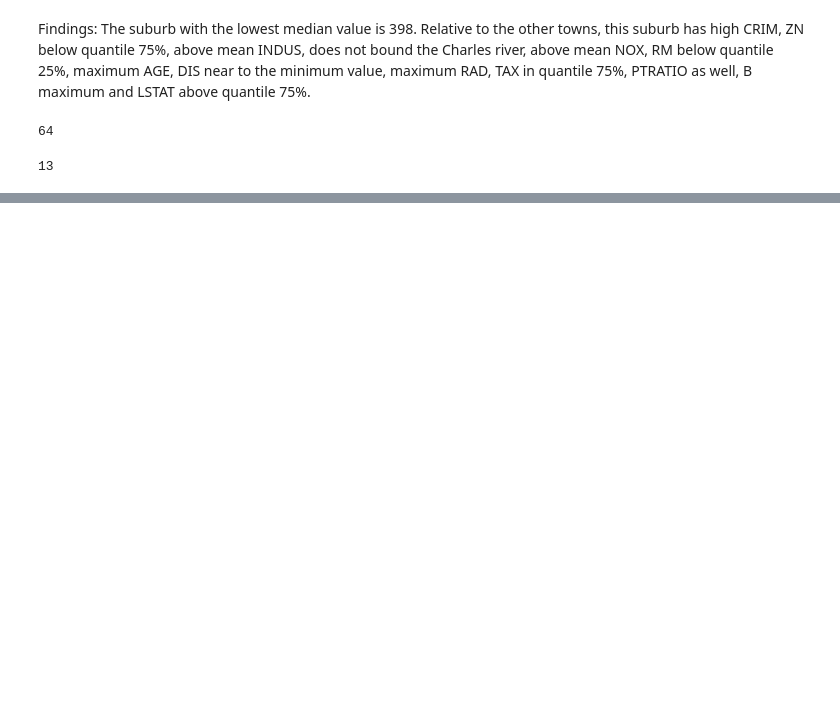
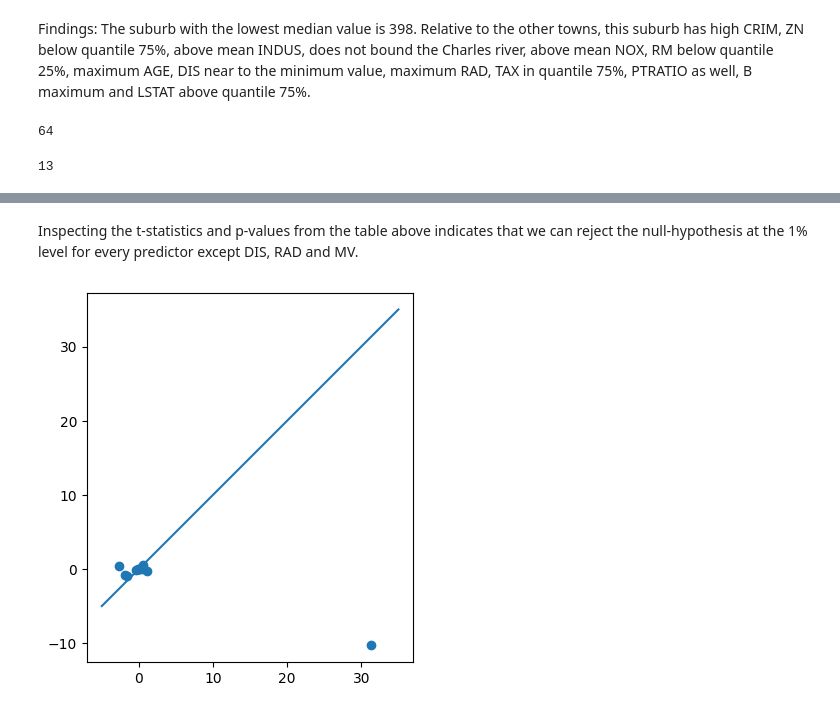
Before and after one commit to MaxBiber/statistics, a Jupyter notebook: boston_notebook.ipynb, the cells around one changed output, grey strips where cells are left out. Drawn from its saved outputs; the diff is of its cells as text; code cells hidden in the pictures; blank space fills up the shorter version.

```diff
--- a/boston_notebook.ipynb
+++ b/boston_notebook.ipynb
@@ -187,0 +235,5 @@ boston.describe()
+# %%
+all_columns = "+".join([c for c in list(boston) if c not in ["CRIM"]])
+model = " CRIM ~ " + all_columns
+res = smf.ols(formula = model, data=boston).fit()
+print(res.summary())
@@ -187,0 +258,12 @@ boston.describe()
+# %% [markdown]
+Inspecting the t-statistics and p-values from the table above indicates that we can reject the null-hypothesis at the 1% level for every predictor except DIS, RAD and MV.
+# %%
+for pred in coefs:
+    coefs[pred].append(res.params[pred])
+# %%
+plt.scatter([coefs[pred][0] for pred in coefs], [coefs[pred][1] for pred in coefs])
+plt.plot([-5,35],[-5,35]) # plot y=x
+plt.gca().set_aspect('equal', adjustable='box')
+plt.show()
+# %% [output]
+[figure, added]
```
Also changed, not shown: parts of 12 cells of this notebook.
